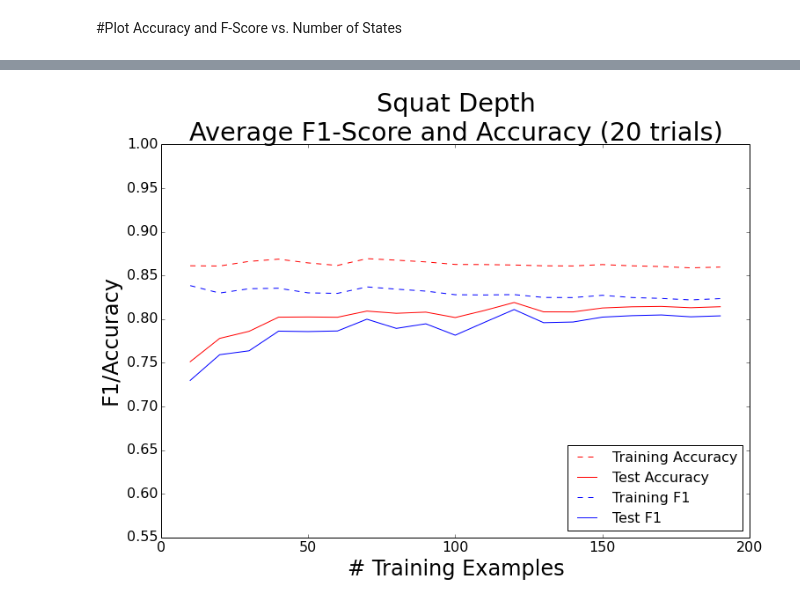
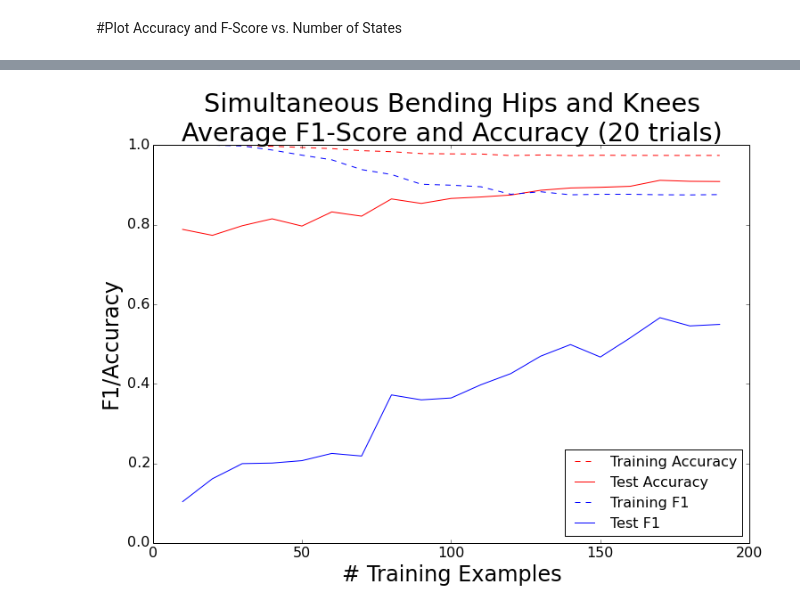
Before and after one commit to bgarcia7/ai_trainer, a Jupyter notebook: development_notebooks/Inference.ipynb, the cells around one changed output, grey strips where cells are left out. Drawn from its saved outputs; the diff is of its cells as text; code cells hidden in the pictures.

```diff
--- a/development_notebooks/Inference.ipynb
+++ b/development_notebooks/Inference.ipynb
@@ -481,7 +481,7 @@ print 'Decision Tree w/ min_samples_split = 5 and entropy'
 sum = 0
 acc = 0
 for _ in range(10):
-    a, b, c, d = rnd_prediction(X30, y, file_names, ensemble.RandomForestClassifier, min_samples_split= 5, criterion="entropy")
+    a, b, c, d = rnd_prediction(X30, y, file_names, tree.DecisionTreeClassifier, max_depth=3, criterion="entropy")
     sum +=a
     acc +=b
 
@@ -549,8 +547,7 @@ accuracy = []
 accuracy_t = []
 num_iters = 20
 for _ in range(0,num_iters):
-    y = coalesce_twos(Y['knees_over_toes'])
-    f, ft, a, at = rnd_prediction(X30, y, file_names, tree.DecisionTreeClassifier, min_samples_split= 5, criterion="entropy")
+    f, ft, a, at = rnd_prediction(X3['bend_hips_knees'], Y['bend_hips_knees'], file_names, tree.DecisionTreeClassifier, max_depth=3, criterion="entropy")
     f_score.append(f)
     f_score_t.append(ft)
     accuracy.append(a)
@@ -563,0 +555,10 @@ plt.plot([np.average(l) for l in zip(*list(accuracy))])
+# %%
+plt.plot([np.average(l) for l in zip(*list(f_score))])
+plt.plot([np.average(l) for l in zip(*list(accuracy))])
+plt.plot([np.average(l) for l in zip(*list(accuracy_t))])
+plt.plot([np.average(l) for l in zip(*list(f_score_t))])
+
+f = [np.average(l) for l in zip(*list(f_score))]
+ft = [np.average(l) for l in zip(*list(f_score_t))]
+a = [np.average(l) for l in zip(*list(accuracy))]
+at = [np.average(l) for l in zip(*list(accuracy_t))]
@@ -577,25 +580,25 @@ avgsat = avgs[3]
 # %%
 plot_keys = ['back_hip_angle', 'bend_hips_knees', 'stance_width', 'squat_depth','knees_over_toes']
 num_training_examples = [x*10 for x in range(1,20)]
 colors= ['k','r','r','b','g']
 
-plt.plot(num_training_examples, avgsat[3], color='r', linestyle='--', label='Training Accuracy')
-plt.plot(num_training_examples, avgsa[3], color='r', label='Test Accuracy')
-plt.plot(num_training_examples, avgsft[3], color='b', linestyle='--', label='Training F1')
-plt.plot(num_training_examples, avgsf[3], color='b', label='Test F1')
+plt.plot(num_training_examples, at, color='r', linestyle='--', label='Training Accuracy')
+plt.plot(num_training_examples, a, color='r', label='Test Accuracy')
+plt.plot(num_training_examples, ft, color='b', linestyle='--', label='Training F1')
+plt.plot(num_training_examples, f, color='b', label='Test F1')
 
 plt.legend(loc='lower right', prop={'size':16})
-plt.title('Squat Depth \nAverage F1-Score and Accuracy (20 trials)')
+plt.title('Simultaneous Bending Hips and Knees \nAverage F1-Score and Accuracy (20 trials)')
 plt.xlabel('# Training Examples')
 plt.ylabel('F1/Accuracy')
 figure = plt.gcf() # get current figure
 figure.set_size_inches(12, 8)
 plt.rcParams.update({'font.size': 24})
 plt.tick_params(axis='x', labelsize=16)
 plt.tick_params(axis='y', labelsize=16)
-plt.axis([0, 200, 0.55, 1.0])
-figure.savefig("squat_depth.png", dpi = 200)
+plt.axis([0, 200, 0, 1.0])
+figure.savefig("bend_hips_knees.png", dpi = 200)
 # %% [output]
-[figure, old version]
+[figure, new version]
 # %%
 # pickle.dump([avgsf, avgsft, avgsa, avgsat],open('Average F1-Scorea and Accuracy Squat.png','wb'))
```
Also changed, not shown: parts of 6 cells of this notebook, 16 other files.
